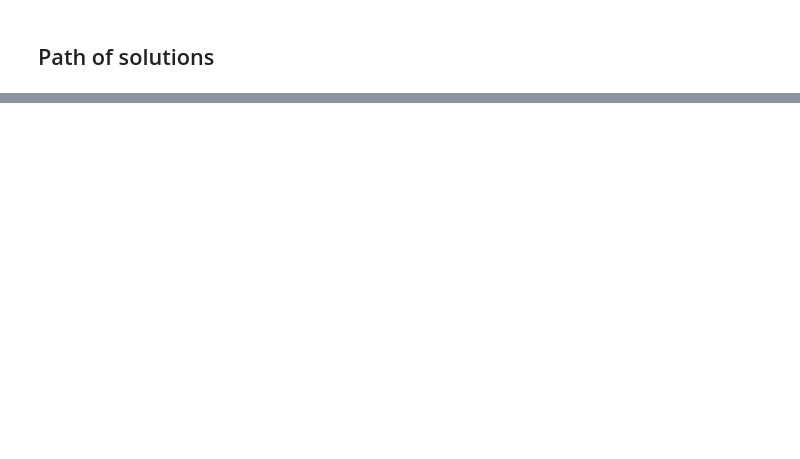
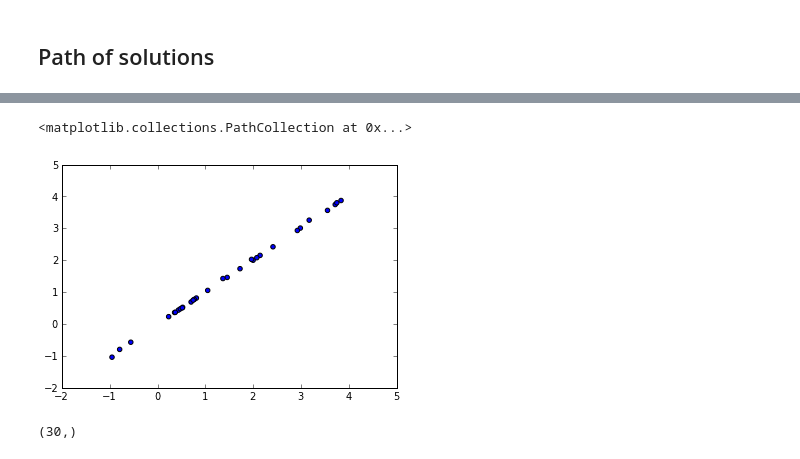
Before and after one commit to klingebj/regreg, a Jupyter notebook: doc/notebooks/Beta regression.ipynb, the cells around one changed output, grey strips where cells are left out. Saved outputs shown, nothing was run; the diff lists cells and outputs as text; code cells hidden in the pictures; blank space fills up the shorter version.

```diff
--- a/doc/notebooks/Beta regression.ipynb
+++ b/doc/notebooks/Beta regression.ipynb
@@ -226,0 +275,18 @@ a.set_ylim([0,2])
+# %%
+loss = beta_loglikelihood_mu(Y, X)
+loss.smooth_objective(np.ones(loss.primal_shape), mode='both')
+penalty = rr.group_lasso([rr.L1_PENALTY]*29, 0.5)
+problem = rr.simple_problem(loss, penalty)
+
+loss.coefs = np.ones(loss.primal_shape)
+soln = loss.solve(tol=1.e-10, start_inv_step=2000)
+# %%
+null_design = X[:,0:1]
+null_problem = beta_loglikelihood_mu(Y,null_design)
+null_problem.coefs = np.ones(2)
+null_soln = null_problem.solve(tol=1.e-10, start_inv_step=2000)
+full_null_soln = np.zeros(X.shape[1]+1)
+full_null_soln[:2] = null_soln
+grad_null = loss.smooth_objective(full_null_soln, mode='grad')
+lagrange_max = np.fabs(grad_null).max()
+lagrange_max
@@ -226,0 +295,14 @@ a.set_ylim([0,2])
+# %%
+penalty = rr.group_lasso([rr.UNPENALIZED]*2+[rr.L1_PENALTY]*29, lagrange_max)
+problem = rr.simple_problem(loss, penalty)
+problem.coefs = np.ones(loss.primal_shape)
+
+solutions = []
+nstep = 100
+lagrange_proportion = 1.e-4
+lagrange_sequence = lagrange_max * np.exp(np.linspace(np.log(lagrange_proportion), 0,
+                                    nstep))[::-1]
+for lagrange in lagrange_sequence:
+    penalty.lagrange = lagrange
+    soln = problem.solve(tol=1.e-6, start_inv_step=2000)
+    solutions.append(soln.copy())
@@ -226,0 +327,7 @@ a.set_ylim([0,2])
+# %%
+%%R -o betareg_soln
+library(betareg)
+m = betareg(Y~X)
+print(summary(m))
+betareg_soln = m$coef$mean
+print(m$coef$mean)
@@ -226,0 +352,9 @@ a.set_ylim([0,2])
+# %%
+plt.scatter(soln[1:], betareg_soln)
+# %% [output]
+<matplotlib.collections.PathCollection at 0x...>
+[figure, added]
+# %%
+betareg_soln.shape
+# %% [output]
+(30,)
```
Also changed, not shown: parts of 17 cells of this notebook, 2 other files.
